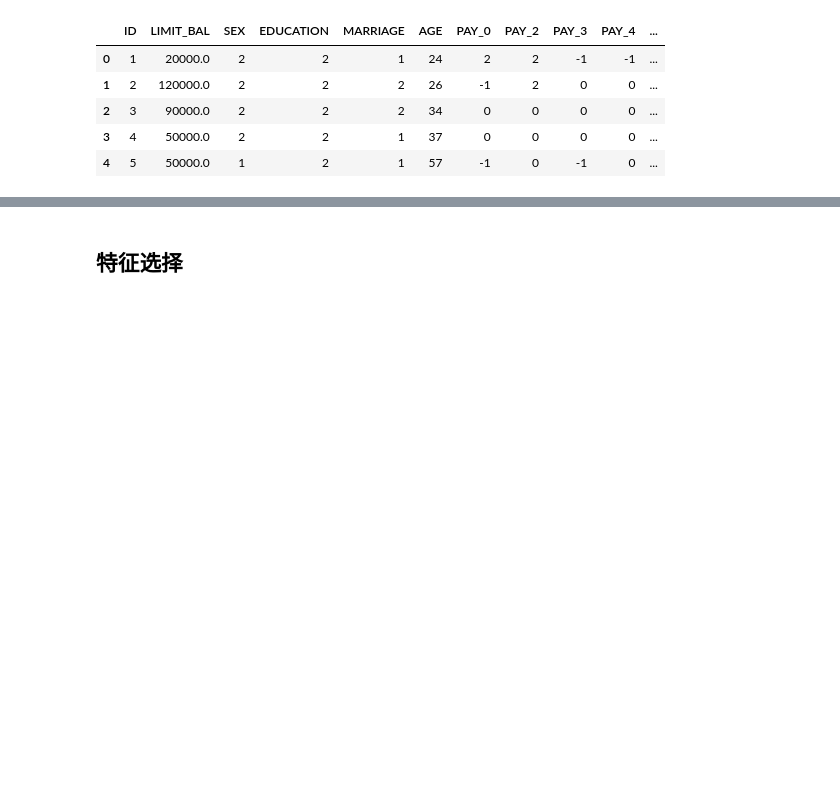
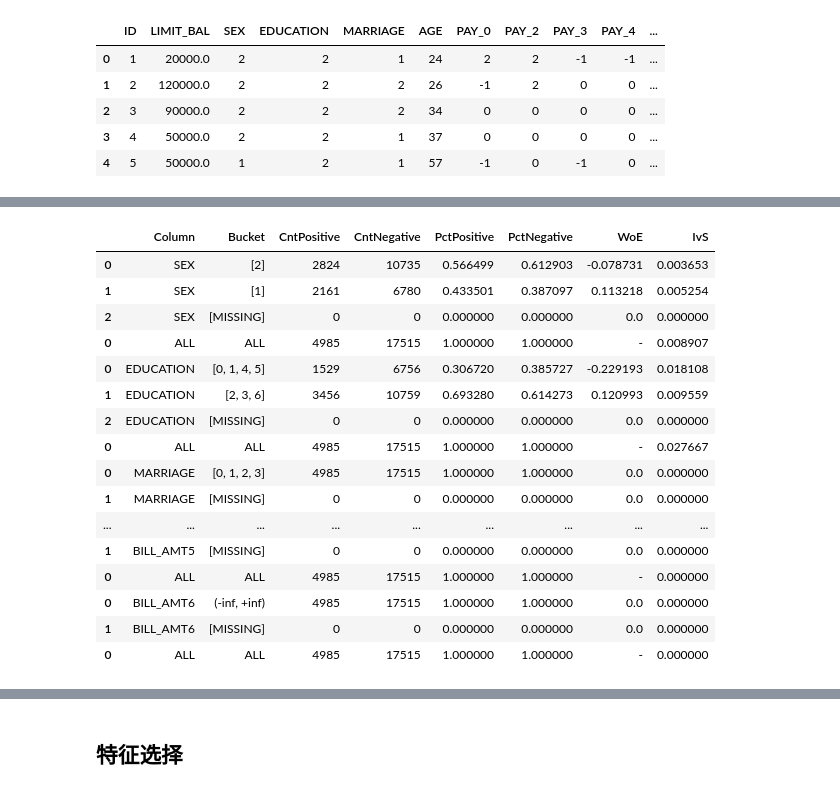
Before and after one commit to JYLFamily/scikit-credit, a Jupyter notebook: examples/example.ipynb, the cells around one changed output, grey strips where cells are left out. Saved outputs shown, nothing was run; the diff lists cells and outputs as text; code cells hidden in the pictures; blank space fills up the shorter version.

```diff
--- a/examples/example.ipynb
+++ b/examples/example.ipynb
@@ -219,0 +171,11 @@ print(auto.information_value_table.head().to_markdown())
+# %%
+trn_x, tst_x, trn_y, tst_y = train_test_split(
+        dataset[cat_columns + num_columns], dataset[target], train_size=0.75, shuffle=True, random_state=7)
+# %%
+trn_x = trn_x.reset_index(drop=True)
+tst_x = tst_x.reset_index(drop=True)
+trn_y = trn_y.reset_index(drop=True)
+tst_y = tst_y.reset_index(drop=True)
+# %%
+c1 = C1Discrete(keep_columns=[], date_columns=[])
+c1.fit(trn_x, trn_y)
@@ -219,0 +217,20 @@ print(auto.information_value_table.head().to_markdown())
+# %%
+c1.information_value_table
+# %% [output]
+|  | Column | Bucket | CntPositive | CntNegative | PctPositive | PctNegative | WoE | IvS |
+| 0 | SEX | [2] | 2824 | 10735 | 0.566499 | 0.612903 | -0.078731 | 0.003653 |
+| 1 | SEX | [1] | 2161 | 6780 | 0.433501 | 0.387097 | 0.113218 | 0.005254 |
+| 2 | SEX | [MISSING] | 0 | 0 | 0.000000 | 0.000000 | 0.0 | 0.000000 |
+| 0 | ALL | ALL | 4985 | 17515 | 1.000000 | 1.000000 | - | 0.008907 |
+| 0 | EDUCATION | [0, 1, 4, 5] | 1529 | 6756 | 0.306720 | 0.385727 | -0.229193 | 0.018108 |
+| 1 | EDUCATION | [2, 3, 6] | 3456 | 10759 | 0.693280 | 0.614273 | 0.120993 | 0.009559 |
+| 2 | EDUCATION | [MISSING] | 0 | 0 | 0.000000 | 0.000000 | 0.0 | 0.000000 |
+| 0 | ALL | ALL | 4985 | 17515 | 1.000000 | 1.000000 | - | 0.027667 |
+| 0 | MARRIAGE | [0, 1, 2, 3] | 4985 | 17515 | 1.000000 | 1.000000 | 0.0 | 0.000000 |
+| 1 | MARRIAGE | [MISSING] | 0 | 0 | 0.000000 | 0.000000 | 0.0 | 0.000000 |
+| ... | ... | ... | ... | ... | ... | ... | ... | ... |
+| 1 | BILL_AMT5 | [MISSING] | 0 | 0 | 0.000000 | 0.000000 | 0.0 | 0.000000 |
+| 0 | ALL | ALL | 4985 | 17515 | 1.000000 | 1.000000 | - | 0.000000 |
+| 0 | BILL_AMT6 | (-inf, +inf) | 4985 | 17515 | 1.000000 | 1.000000 | 0.0 | 0.000000 |
+| 1 | BILL_AMT6 | [MISSING] | 0 | 0 | 0.000000 | 0.000000 | 0.0 | 0.000000 |
+| 0 | ALL | ALL | 4985 | 17515 | 1.000000 | 1.000000 | - | 0.000000 |
```
Also changed, not shown: parts of 65 cells of this notebook, 9 other files.
